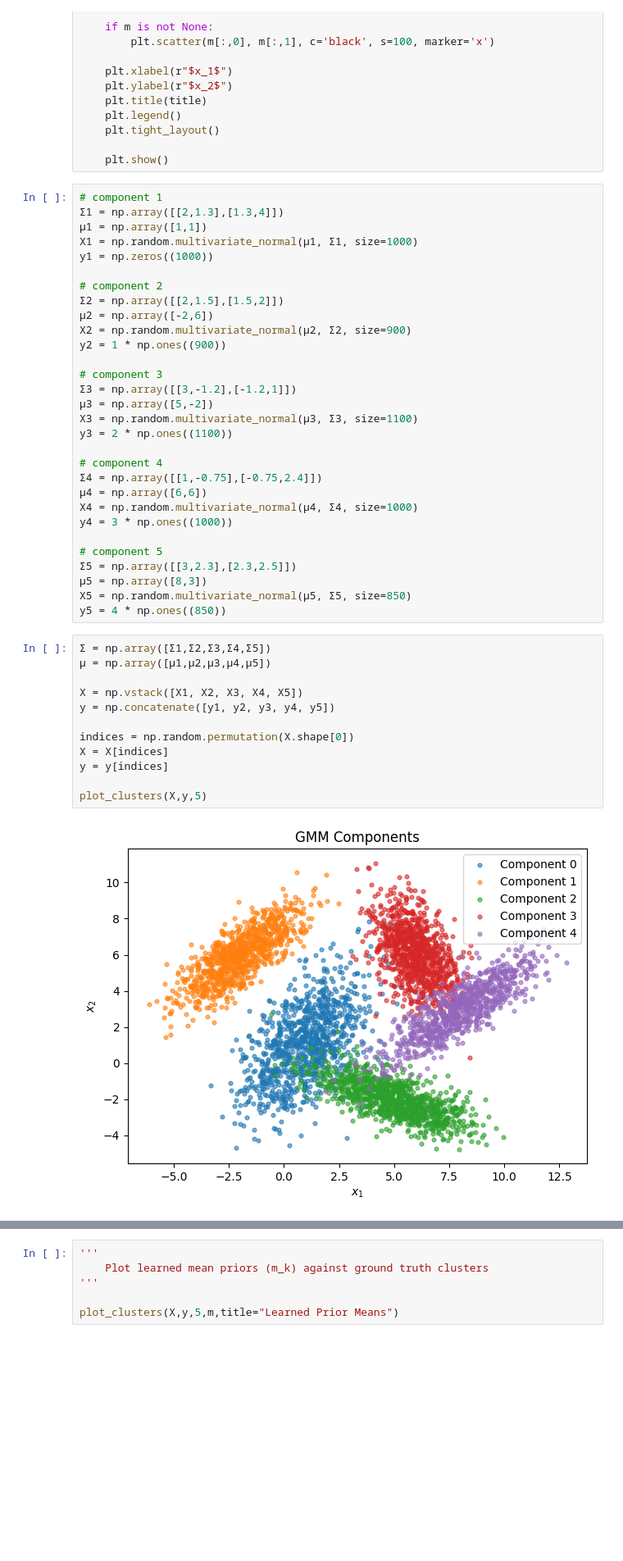
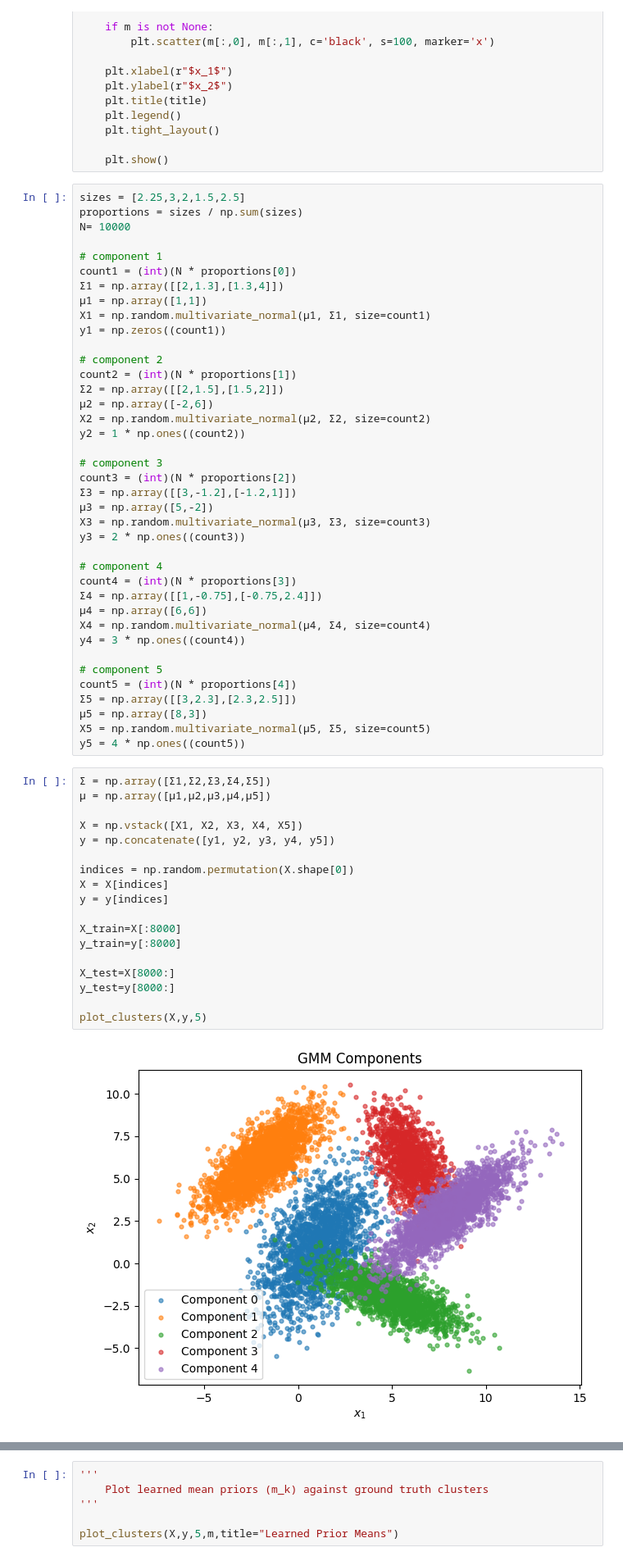
Before and after one commit to jimmyjz1127/bayesian-mixture-model-missing-data, a Jupyter notebook: Week6/GMMVI_MeanField.ipynb, the cells around one changed output, grey strips where cells are left out. Shown at 82% size. Cells and saved outputs as stored; diff of their text form; blank space fills up the shorter version.

```diff
--- a/Week6/GMMVI_MeanField.ipynb
+++ b/Week6/GMMVI_MeanField.ipynb
@@ -824,47 +789,62 @@ def plot_clusters(X,y,K,m=None,title="GMM Components"):
 
     plt.show()
 # %%
+sizes = [2.25,3,2,1.5,2.5]
+proportions = sizes / np.sum(sizes)
+N= 10000
+
 # component 1
+count1 = (int)(N * proportions[0])
 Σ1 = np.array([[2,1.3],[1.3,4]])
 μ1 = np.array([1,1])
-X1 = np.random.multivariate_normal(μ1, Σ1, size=1000)
-y1 = np.zeros((1000))
+X1 = np.random.multivariate_normal(μ1, Σ1, size=count1)
+y1 = np.zeros((count1))
 
 # component 2
+count2 = (int)(N * proportions[1])
 Σ2 = np.array([[2,1.5],[1.5,2]])
 μ2 = np.array([-2,6])
-X2 = np.random.multivariate_normal(μ2, Σ2, size=900)
-y2 = 1 * np.ones((900))
+X2 = np.random.multivariate_normal(μ2, Σ2, size=count2)
+y2 = 1 * np.ones((count2))
 
 # component 3
+count3 = (int)(N * proportions[2])
 Σ3 = np.array([[3,-1.2],[-1.2,1]])
 μ3 = np.array([5,-2])
-X3 = np.random.multivariate_normal(μ3, Σ3, size=1100)
-y3 = 2 * np.ones((1100))
+X3 = np.random.multivariate_normal(μ3, Σ3, size=count3)
+y3 = 2 * np.ones((count3))
 
 # component 4
+count4 = (int)(N * proportions[3])
 Σ4 = np.array([[1,-0.75],[-0.75,2.4]])
 μ4 = np.array([6,6])
-X4 = np.random.multivariate_normal(μ4, Σ4, size=1000)
-y4 = 3 * np.ones((1000))
+X4 = np.random.multivariate_normal(μ4, Σ4, size=count4)
+y4 = 3 * np.ones((count4))
 
 # component 5
+count5 = (int)(N * proportions[4])
 Σ5 = np.array([[3,2.3],[2.3,2.5]])
 μ5 = np.array([8,3])
-X5 = np.random.multivariate_normal(μ5, Σ5, size=850)
-y5 = 4 * np.ones((850))
+X5 = np.random.multivariate_normal(μ5, Σ5, size=count5)
+y5 = 4 * np.ones((count5))
 # %%
 Σ = np.array([Σ1,Σ2,Σ3,Σ4,Σ5])
 μ = np.array([μ1,μ2,μ3,μ4,μ5])
 
 X = np.vstack([X1, X2, X3, X4, X5])
 y = np.concatenate([y1, y2, y3, y4, y5])
 
 indices = np.random.permutation(X.shape[0])
 X = X[indices]
 y = y[indices]
 
+X_train=X[:8000]
+y_train=y[:8000]
+
+X_test=X[8000:]
+y_test=y[8000:]
+
 plot_clusters(X,y,5)
 # %% [output]
-[figure, old version]
+[figure, new version]
 # %%
```
Also changed, not shown: parts of 4 cells of this notebook, 1 other file.
